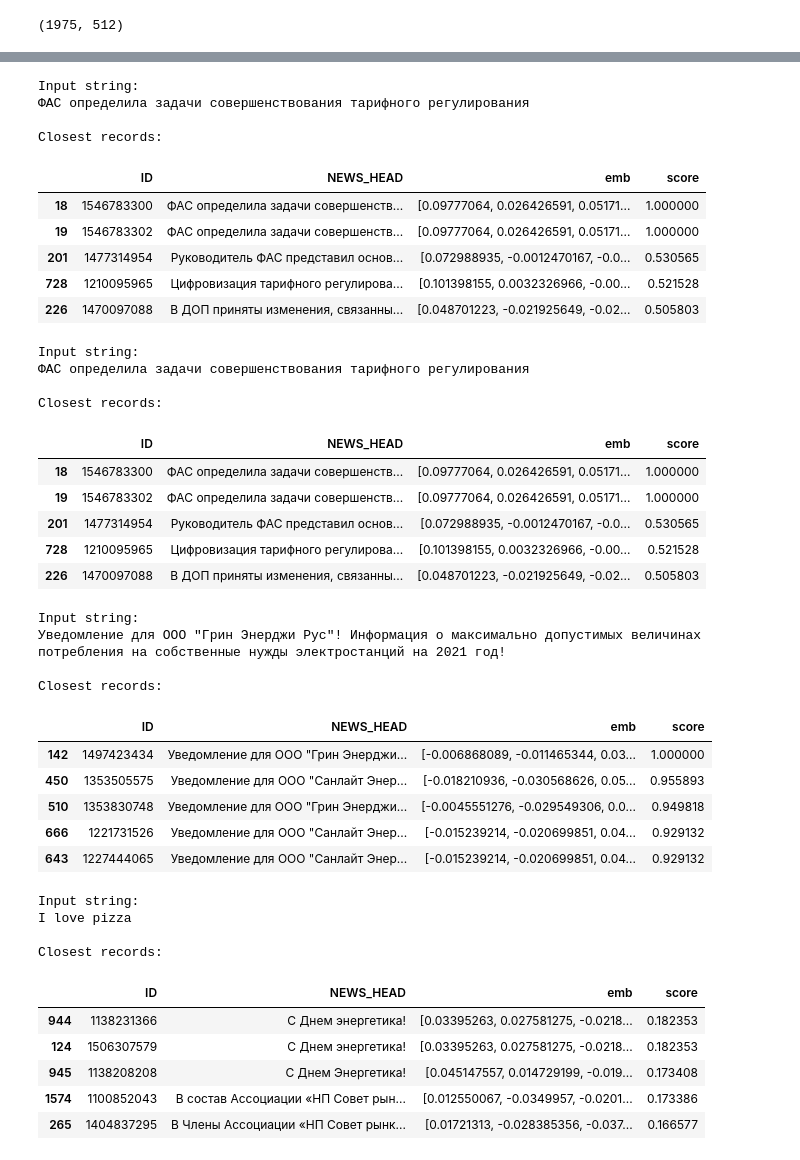
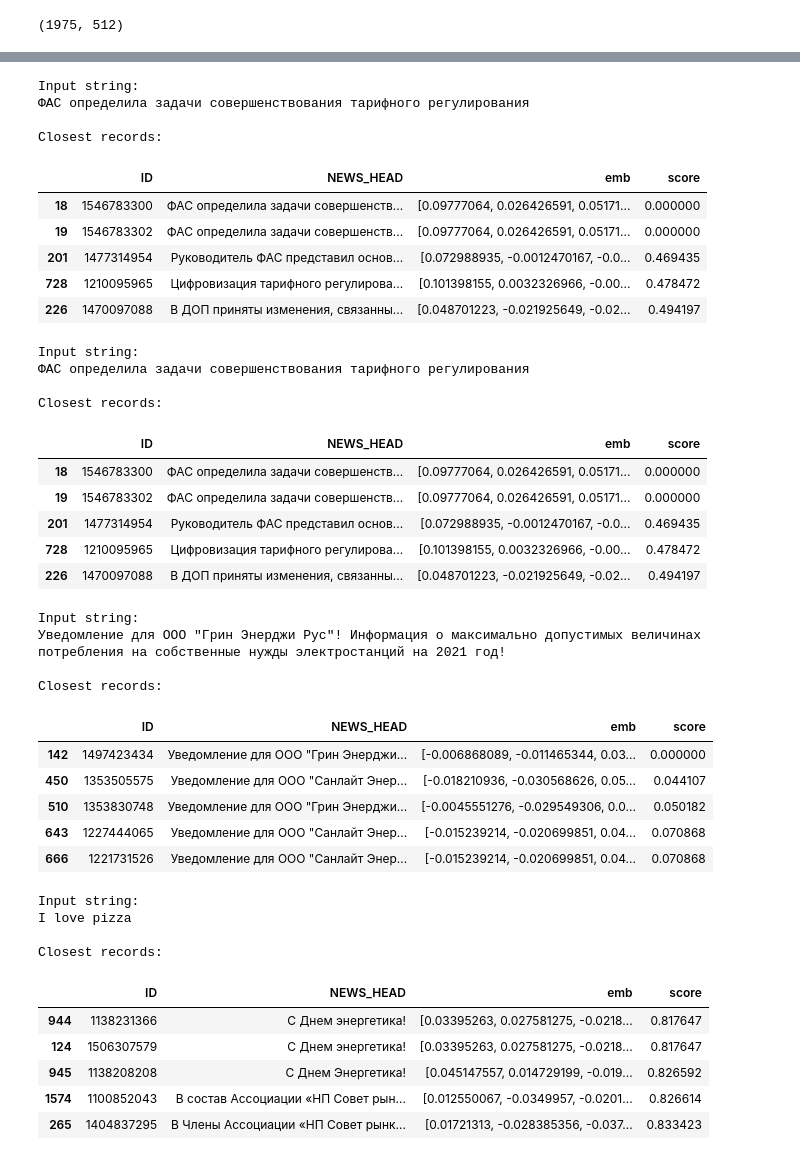
Before and after one commit to thingumajig/semantic-search-experiments, a Jupyter notebook: news_embs.ipynb, the cells around one changed output, grey strips where cells are left out. Saved outputs shown, nothing was run; the diff lists cells and outputs as text; code cells hidden in the pictures.

```diff
--- a/news_embs.ipynb
+++ b/news_embs.ipynb
@@ -79,15 +79,15 @@ emb_ar.shape
 # %% [output]
 (1975, 512)
 # %%
-def get_closest_to_text(text, df, n_closest=5):
+def get_closest_to_text(text, df, topN=5):
     print(f"Input string:\n{text}\n")
     emb_ar = np.stack(df.emb.to_numpy())
     text_emb = embed(text)
-    cos_dist = np.array([1-spatial.distance.cosine(text_emb, x) for x in emb_ar])
+    cos_dist = np.array([spatial.distance.cosine(text_emb, x) for x in emb_ar])
 
     print("Closest records:")
-    top_args = np.argpartition(cos_dist, -n_closest)[-n_closest:]
+    top_args = np.argpartition(cos_dist, topN)[:topN]
     n_df = df.copy().iloc[top_args,:]
     n_df["score"] = cos_dist[top_args]
-    return n_df.sort_values("score", ascending=False)
+    return n_df.sort_values("score", ascending=True)
 # %%
@@ -124,16 +124,16 @@ Closest records:
 # %%
-get_closest_to_text(df.iloc[18].NEWS_HEAD, df, n_closest=5)
+get_closest_to_text(df.iloc[18].NEWS_HEAD, df, topN=5)
 # %% [output]
 Input string:
 ФАС определила задачи совершенствования тарифного регулирования
 
 Closest records:
 |  | ID | NEWS_HEAD | emb | score |
-| 18 | 1546783300 | ФАС определила задачи совершенств... | [0.09777064, 0.026426591, 0.05171... | 1.000000 |
-| 19 | 1546783302 | ФАС определила задачи совершенств... | [0.09777064, 0.026426591, 0.05171... | 1.000000 |
-| 201 | 1477314954 | Руководитель ФАС представил основ... | [0.072988935, -0.0012470167, -0.0... | 0.530565 |
-| 728 | 1210095965 | Цифровизация тарифного регулирова... | [0.101398155, 0.0032326966, -0.00... | 0.521528 |
-| 226 | 1470097088 | В ДОП приняты изменения, связанны... | [0.048701223, -0.021925649, -0.02... | 0.505803 |
+| 18 | 1546783300 | ФАС определила задачи совершенств... | [0.09777064, 0.026426591, 0.05171... | 0.000000 |
+| 19 | 1546783302 | ФАС определила задачи совершенств... | [0.09777064, 0.026426591, 0.05171... | 0.000000 |
+| 201 | 1477314954 | Руководитель ФАС представил основ... | [0.072988935, -0.0012470167, -0.0... | 0.469435 |
+| 728 | 1210095965 | Цифровизация тарифного регулирова... | [0.101398155, 0.0032326966, -0.00... | 0.478472 |
+| 226 | 1470097088 | В ДОП приняты изменения, связанны... | [0.048701223, -0.021925649, -0.02... | 0.494197 |
 # %%
 get_closest_to_text(df.iloc[19].NEWS_HEAD, df)
 # %% [output]
@@ -142,11 +142,11 @@ Input string:
 
 Closest records:
 |  | ID | NEWS_HEAD | emb | score |
-| 18 | 1546783300 | ФАС определила задачи совершенств... | [0.09777064, 0.026426591, 0.05171... | 1.000000 |
-| 19 | 1546783302 | ФАС определила задачи совершенств... | [0.09777064, 0.026426591, 0.05171... | 1.000000 |
-| 201 | 1477314954 | Руководитель ФАС представил основ... | [0.072988935, -0.0012470167, -0.0... | 0.530565 |
-| 728 | 1210095965 | Цифровизация тарифного регулирова... | [0.101398155, 0.0032326966, -0.00... | 0.521528 |
-| 226 | 1470097088 | В ДОП приняты изменения, связанны... | [0.048701223, -0.021925649, -0.02... | 0.505803 |
+| 18 | 1546783300 | ФАС определила задачи совершенств... | [0.09777064, 0.026426591, 0.05171... | 0.000000 |
+| 19 | 1546783302 | ФАС определила задачи совершенств... | [0.09777064, 0.026426591, 0.05171... | 0.000000 |
+| 201 | 1477314954 | Руководитель ФАС представил основ... | [0.072988935, -0.0012470167, -0.0... | 0.469435 |
+| 728 | 1210095965 | Цифровизация тарифного регулирова... | [0.101398155, 0.0032326966, -0.00... | 0.478472 |
+| 226 | 1470097088 | В ДОП приняты изменения, связанны... | [0.048701223, -0.021925649, -0.02... | 0.494197 |
 # %%
 get_closest_to_text(df.iloc[142].NEWS_HEAD, df)
 # %% [output]
@@ -155,11 +155,11 @@ Input string:
 
 Closest records:
 |  | ID | NEWS_HEAD | emb | score |
-| 142 | 1497423434 | Уведомление для ООО "Грин Энерджи... | [-0.006868089, -0.011465344, 0.03... | 1.000000 |
-| 450 | 1353505575 | Уведомление для ООО "Санлайт Энер... | [-0.018210936, -0.030568626, 0.05... | 0.955893 |
-| 510 | 1353830748 | Уведомление для ООО "Грин Энерджи... | [-0.0045551276, -0.029549306, 0.0... | 0.949818 |
-| 666 | 1221731526 | Уведомление для ООО "Санлайт Энер... | [-0.015239214, -0.020699851, 0.04... | 0.929132 |
-| 643 | 1227444065 | Уведомление для ООО "Санлайт Энер... | [-0.015239214, -0.020699851, 0.04... | 0.929132 |
+| 142 | 1497423434 | Уведомление для ООО "Грин Энерджи... | [-0.006868089, -0.011465344, 0.03... | 0.000000 |
+| 450 | 1353505575 | Уведомление для ООО "Санлайт Энер... | [-0.018210936, -0.030568626, 0.05... | 0.044107 |
+| 510 | 1353830748 | Уведомление для ООО "Грин Энерджи... | [-0.0045551276, -0.029549306, 0.0... | 0.050182 |
+| 643 | 1227444065 | Уведомление для ООО "Санлайт Энер... | [-0.015239214, -0.020699851, 0.04... | 0.070868 |
+| 666 | 1221731526 | Уведомление для ООО "Санлайт Энер... | [-0.015239214, -0.020699851, 0.04... | 0.070868 |
 # %%
 get_closest_to_text("I love pizza", df)
 # %% [output]
@@ -168,8 +168,8 @@ I love pizza
 
 Closest records:
 |  | ID | NEWS_HEAD | emb | score |
-| 944 | 1138231366 | С Днем энергетика! | [0.03395263, 0.027581275, -0.0218... | 0.182353 |
-| 124 | 1506307579 | С Днем энергетика! | [0.03395263, 0.027581275, -0.0218... | 0.182353 |
-| 945 | 1138208208 | С Днем Энергетика! | [0.045147557, 0.014729199, -0.019... | 0.173408 |
-| 1574 | 1100852043 | В состав Ассоциации «НП Совет рын... | [0.012550067, -0.0349957, -0.0201... | 0.173386 |
-| 265 | 1404837295 | В Члены Ассоциации «НП Совет рынк... | [0.01721313, -0.028385356, -0.037... | 0.166577 |
+| 944 | 1138231366 | С Днем энергетика! | [0.03395263, 0.027581275, -0.0218... | 0.817647 |
+| 124 | 1506307579 | С Днем энергетика! | [0.03395263, 0.027581275, -0.0218... | 0.817647 |
+| 945 | 1138208208 | С Днем Энергетика! | [0.045147557, 0.014729199, -0.019... | 0.826592 |
+| 1574 | 1100852043 | В состав Ассоциации «НП Совет рын... | [0.012550067, -0.0349957, -0.0201... | 0.826614 |
+| 265 | 1404837295 | В Члены Ассоциации «НП Совет рынк... | [0.01721313, -0.028385356, -0.037... | 0.833423 |
```
Also changed, not shown: parts of 2 cells of this notebook.
